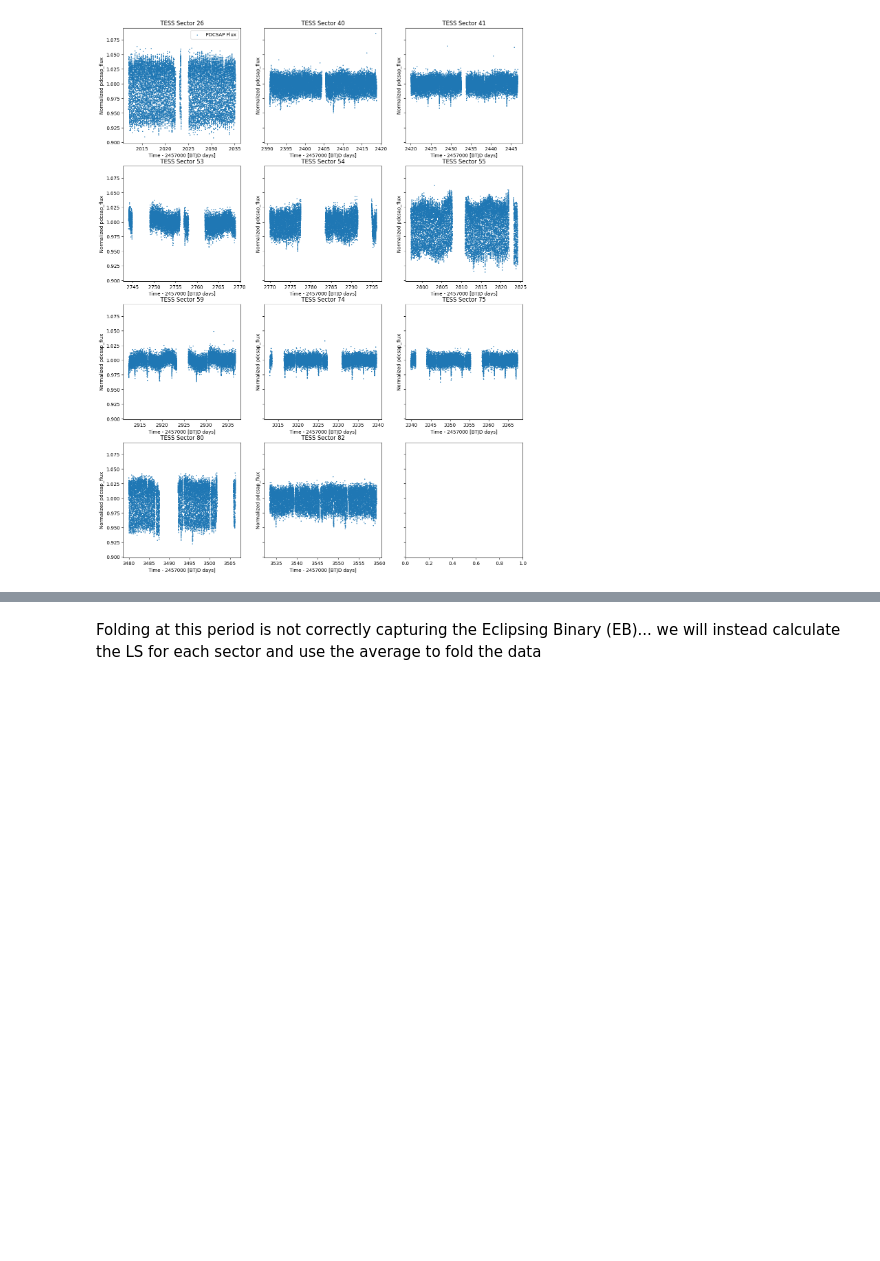
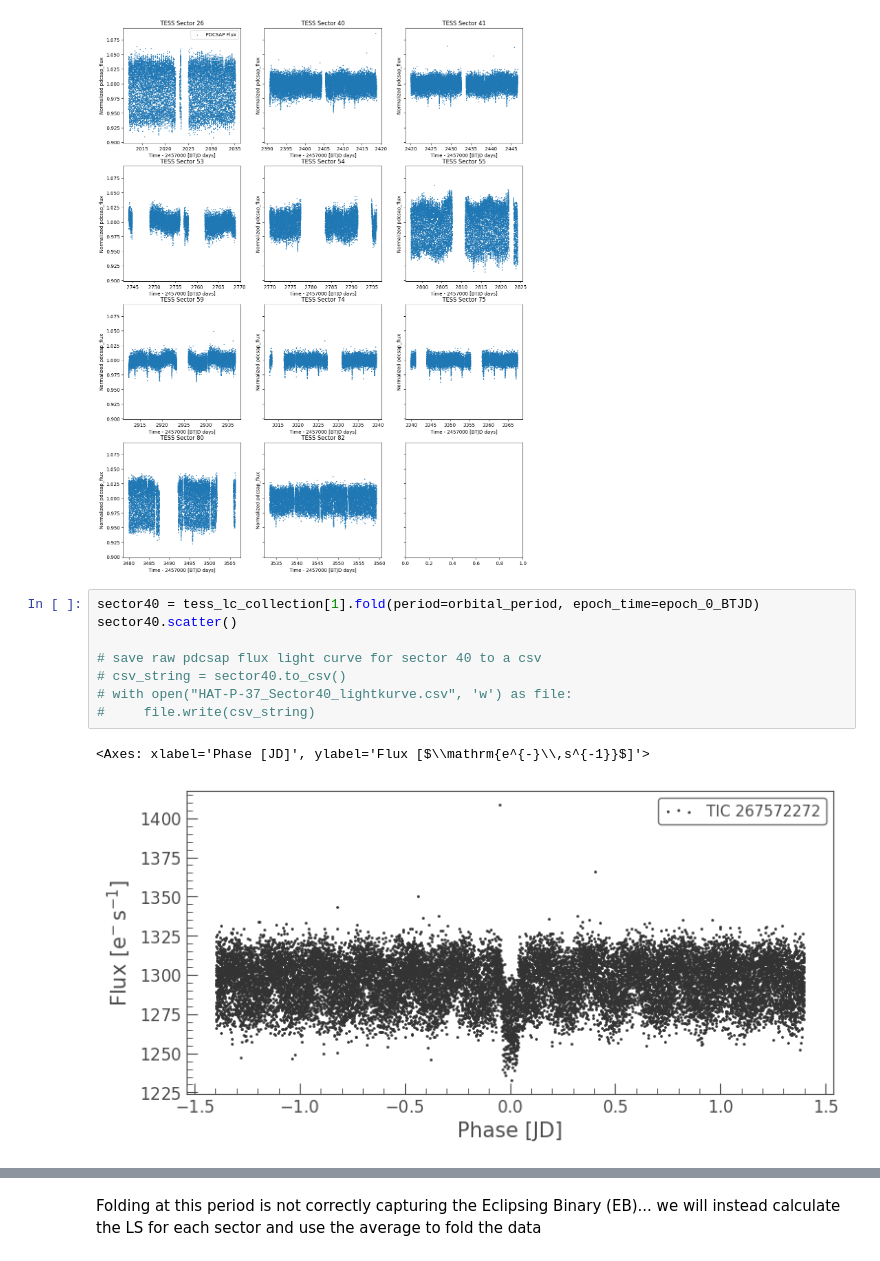
Before and after one commit to BoiseStatePlanetary/HAT-P-37-Transit-Timing-Analysis, a Jupyter notebook: code/Conditioning HAT-P-37 Data.ipynb, the cells around one changed output, grey strips where cells are left out. Saved outputs shown, nothing was run; the diff lists cells and outputs as text; blank space fills up the shorter version.

```diff
--- a/code/Conditioning HAT-P-37 Data.ipynb
+++ b/code/Conditioning HAT-P-37 Data.ipynb
@@ -75,6 +75,17 @@ for i, lc in enumerate(tess_lc_collection):
 # ax.get_legend().remove()
 # %% [output]
 [figure]
+# %%
+sector40 = tess_lc_collection[1].fold(period=orbital_period, epoch_time=epoch_0_BTJD)
+sector40.scatter()
+
+# save raw pdcsap flux light curve for sector 40 to a csv
+# csv_string = sector40.to_csv()
+# with open("HAT-P-37_Sector40_lightkurve.csv", 'w') as file:
+#     file.write(csv_string)
+# %% [output]
+<Axes: xlabel='Phase [JD]', ylabel='Flux [$\\mathrm{e^{-}\\,s^{-1}}$]'>
+[figure, added]
 # %%
 # Make a single lightcurve out of the collection of lightcurves
 composite_lc = tess_lc_collection.stitch()
```
Also changed, not shown: parts of 17 cells of this notebook.
